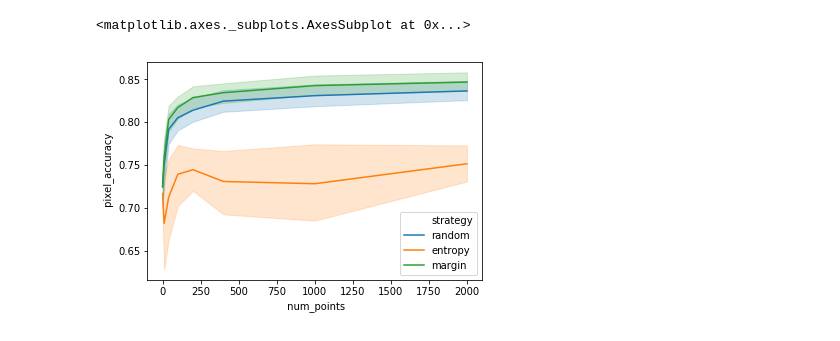
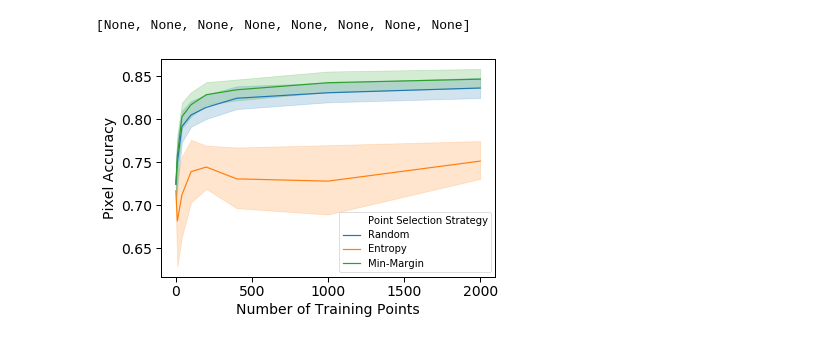
Before and after one commit to microsoft/landcover, a Jupyter notebook: analysis/active-learning-analyses.ipynb, the cells around one changed output. Saved outputs shown, nothing was run; the diff lists cells and outputs as text; code cells hidden in the pictures.

```diff
--- a/analysis/active-learning-analyses.ipynb
+++ b/analysis/active-learning-analyses.ipynb
@@ -169,5 +218,6 @@ plt.lineplot(x=' num_points', y=' mean_IoU', hue='strategy', data=subset)
-# %%
-plt.lineplot(x=' num_points', y=' pixel_accuracy', hue='strategy', data=subset)
-# %% [output]
-<matplotlib.axes._subplots.AxesSubplot at 0x...>
-[figure, removed]
+# %%
+ax = sns.lineplot(x='Number of Training Points', y='Pixel Accuracy', hue='Point Selection Strategy', data=subset)
+plt.setp(ax.get_legend().get_texts(), fontsize='10')
+# %% [output]
+[None, None, None, None, None, None, None, None]
+[figure, added]
```
Also changed, not shown: parts of 9 cells of this notebook.
